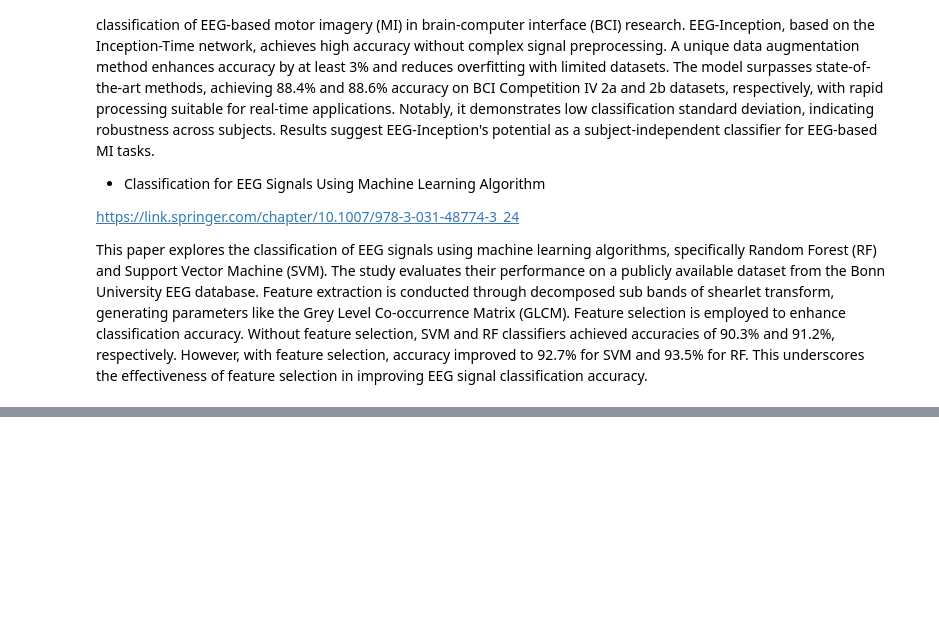
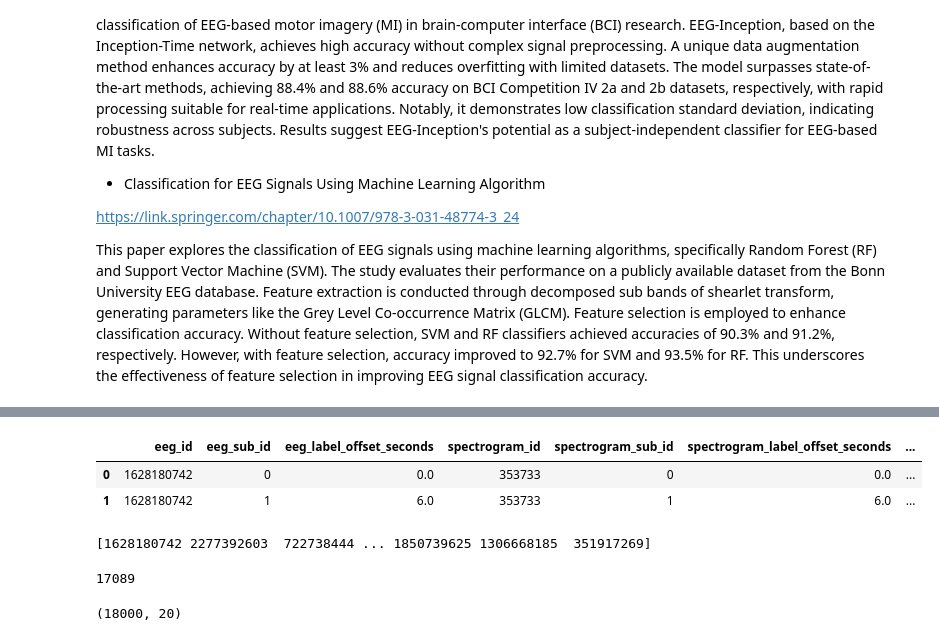
Before and after one commit to ramisa7/Team_EEG, a Jupyter notebook: Milestone1_Data_Science_Final_Project.ipynb, the cells around one changed output, grey strips where cells are left out. Saved outputs shown, nothing was run; the diff lists cells and outputs as text; code cells hidden in the pictures; blank space fills up the shorter version.

```diff
--- a/Milestone1_Data_Science_Final_Project.ipynb
+++ b/Milestone1_Data_Science_Final_Project.ipynb
@@ -242,0 +340,15 @@ Three-page long report covering the followings:
+# %%
+# Meta Data:
+
+# Train + Valid
+df = pd.read_csv('train.csv')
+df['eeg_path'] = f'train_eegs/'+df['eeg_id'].astype(str)+'.parquet'
+# df['spec_path'] = f'{BASE_PATH}/train_spectrograms/'+df['spectrogram_id'].astype(str)+'.parquet'
+# df['spec2_path'] = f'{SPEC_DIR}/train_spectrograms/'+df['spectrogram_id'].astype(str)+'.npy'
+df['class_name'] = df.expert_consensus.copy()
+df['class_label'] = df.expert_consensus.map(CFG.name2label)
+display(df.head(2))
+# %% [output]
+|  | eeg_id | eeg_sub_id | eeg_label_offset_seconds | spectrogram_id | spectrogram_sub_id | spectrogram_label_offset_seconds | ... |
+| 0 | 1628180742 | 0 | 0.0 | 353733 | 0 | 0.0 | ... |
+| 1 | 1628180742 | 1 | 6.0 | 353733 | 1 | 6.0 | ... |
@@ -242,0 +367,8 @@ Three-page long report covering the followings:
+# %%
+print(eeg_ids)
+# %% [output]
+[1628180742 2277392603  722738444 ... 1850739625 1306668185  351917269]
+# %%
+len(eeg_ids)
+# %% [output]
+17089
@@ -242,0 +378,5 @@ Three-page long report covering the followings:
+# %%
+#load the npy files
+eeg = np.load('train_eegs/1628180742.npy')
+# %% [output]
+(18000, 20)
```
Also changed, not shown: parts of 17 cells of this notebook.
